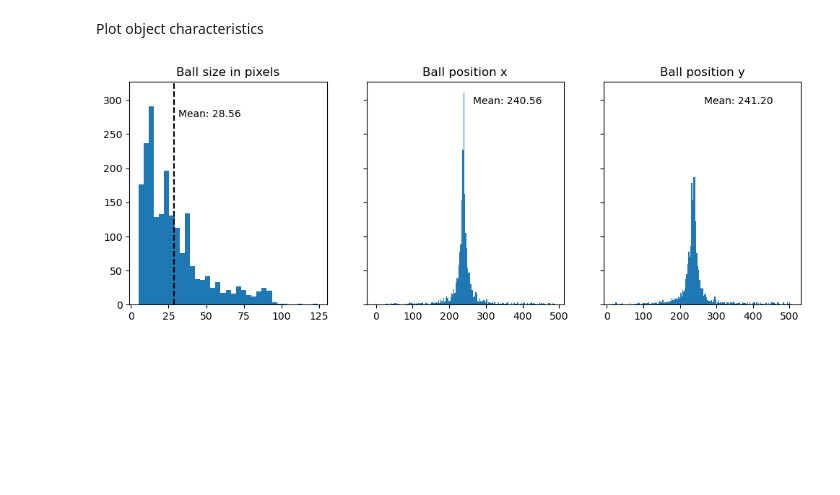
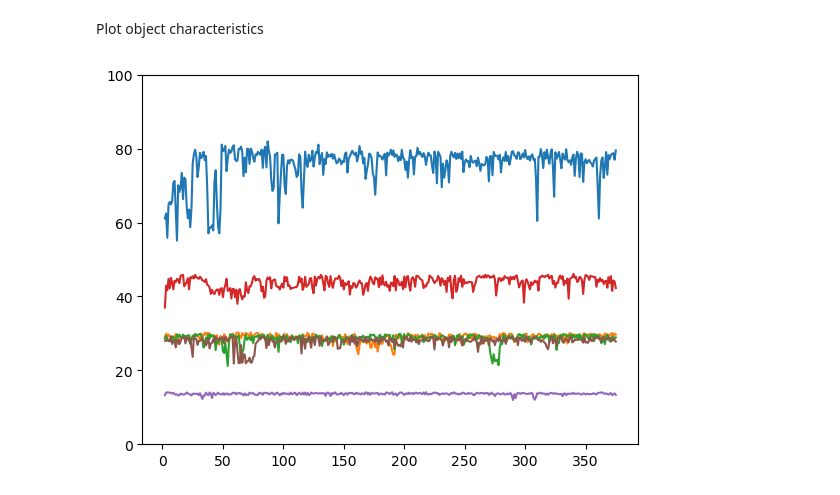
Before and after one commit to 262882/msc_detector_race, a Jupyter notebook: dataset_stats.ipynb, the cells around one changed output. Cells and saved outputs as stored; diff of their text form; code cells hidden in the pictures; blank space fills up the shorter version.

```diff
--- a/dataset_stats.ipynb
+++ b/dataset_stats.ipynb
@@ -51,28 +53,9 @@ Error:
 # %% [markdown]
 Plot object characteristics
-# %%
-fig,axes = plt.subplots(nrows=1, ncols=3, figsize=(12,4), sharey=True)
-ax=axes.ravel()
-
-ball_rads = np.array(ball_rads)*2
-ax[0].hist(ball_rads, bins=35)
-ax[0].set_title("Ball size in pixels")
-min_ylim, max_ylim = ax[0].axis()[-2:]
-ax[0].axvline(ball_rads.mean(), color='k', linestyle='dashed', linewidth=1.5)
-ax[0].text(ball_rads.mean()*1.1, max_ylim*0.9, 'Mean: {:.2f}'.format(ball_rads.mean()))
-
-ball_x = np.array(ball_x)
-ax[1].hist(ball_x, bins=180)
-ax[1].set_title("Ball position x")
-min_ylim, max_ylim = ax[1].axis()[-2:]
-ax[1].text(ball_x.mean()*1.1, max_ylim*0.9, 'Mean: {:.2f}'.format(ball_x.mean()))
-
-ball_y = np.array(ball_y)
-ax[2].hist(ball_y, bins=180)
-ax[2].set_title("Ball position y")
-min_ylim, max_ylim = ax[2].axis()[-2:]
-ax[2].text(ball_y.mean()*1.1, max_ylim*0.9, 'Mean: {:.2f}'.format(ball_y.mean()))
-
-plt.show()
-# %% [output]
-[figure, removed]
+# %%
+for i, name in enumerate(models):
+    plt.plot(counts[1:],1/times[i])
+plt.ylim([0, 100])
+plt.show()
+# %% [output]
+[figure, added]
```
Also changed, not shown: parts of 6 cells of this notebook.
